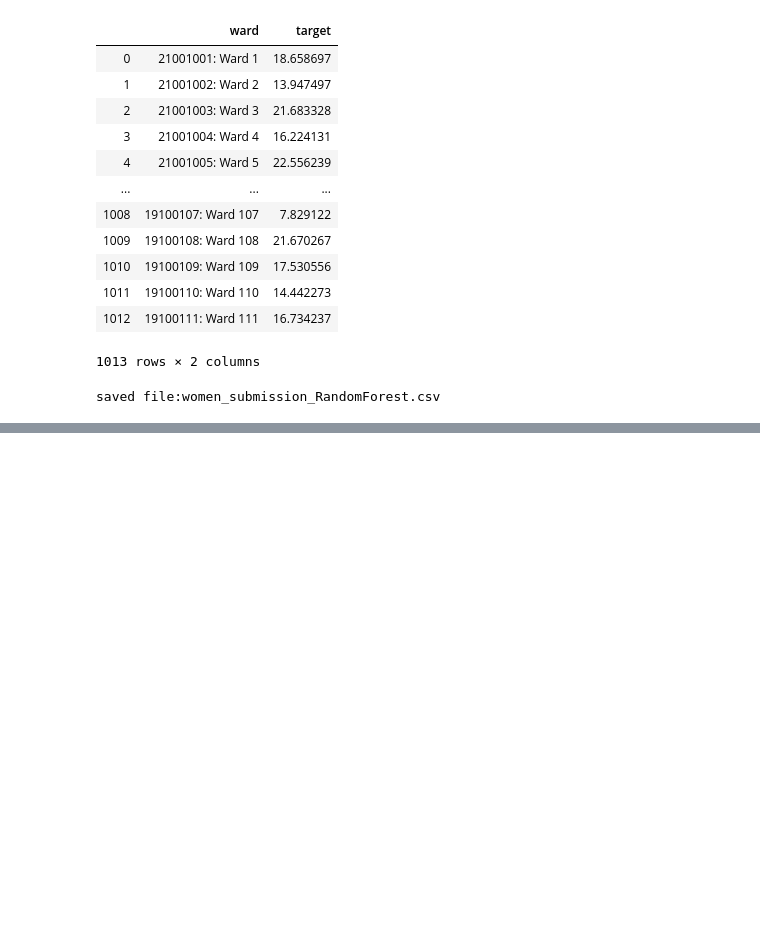
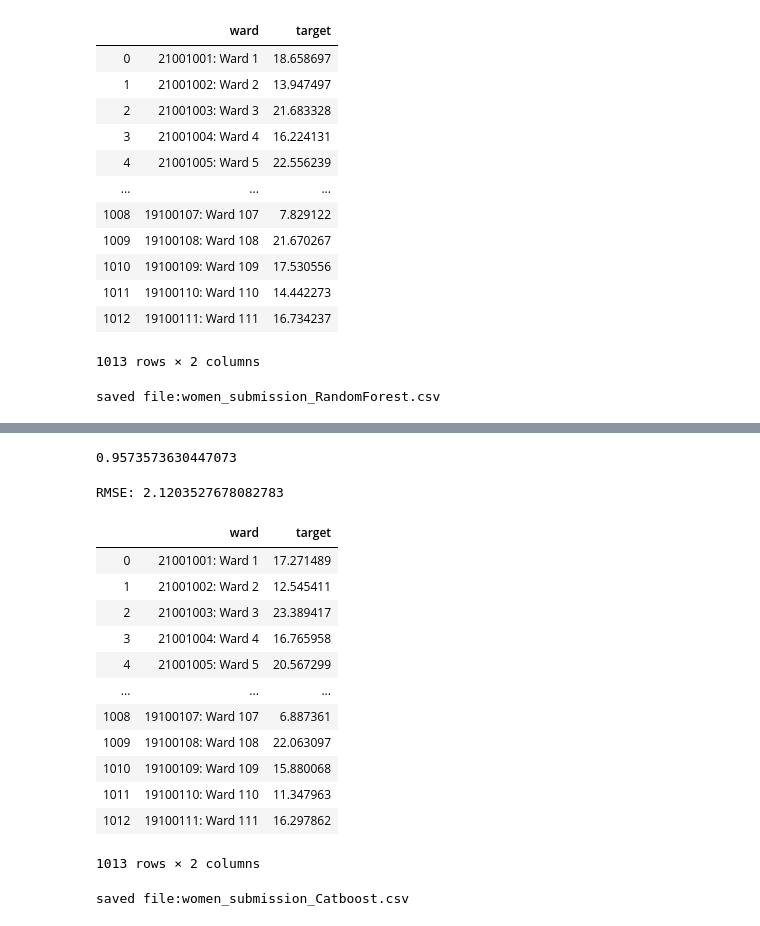
Before and after one commit to E-STAT/Women-in-AI-Zindi-hackathon, a Jupyter notebook: Women in AI.ipynb, the cells around one changed output, grey strips where cells are left out. Cells and saved outputs as stored; diff of their text form; code cells hidden in the pictures; blank space fills up the shorter version.

```diff
--- a/Women in AI.ipynb
+++ b/Women in AI.ipynb
@@ -259,0 +282,34 @@ saved file:women_submission_RandomForest.csv
+# %%
+cat.score(X_train, y_train) # Very good!
+# %% [output]
+0.9573573630447073
+# %%
+y_predict = cat.predict(test)
+# %%
+print("RMSE:", sqrt(mean_squared_error(y_train, cat.predict(X_train))))
+# %% [output]
+RMSE: 2.1203527678082783
+# %%
+dsn_test_s = pd.read_csv('Test (1).csv')
+submission = pd.DataFrame({'ward':dsn_test_s['ward'], 'target': y_predict})
+submission
+# %% [output]
+|  | ward | target |
+| 0 | 21001001: Ward 1 | 17.271489 |
+| 1 | 21001002: Ward 2 | 12.545411 |
+| 2 | 21001003: Ward 3 | 23.389417 |
+| 3 | 21001004: Ward 4 | 16.765958 |
+| 4 | 21001005: Ward 5 | 20.567299 |
+| ... | ... | ... |
+| 1008 | 19100107: Ward 107 | 6.887361 |
+| 1009 | 19100108: Ward 108 | 22.063097 |
+| 1010 | 19100109: Ward 109 | 15.880068 |
+| 1011 | 19100110: Ward 110 | 11.347963 |
+| 1012 | 19100111: Ward 111 | 16.297862 |
+1013 rows × 2 columns
+# %%
+filename = 'women_submission_Catboost.csv'
+submission.to_csv(filename,index = False)
+print('saved file:' + filename)
+# %% [output]
+saved file:women_submission_Catboost.csv
```
Also changed, not shown: parts of 3 cells of this notebook.
